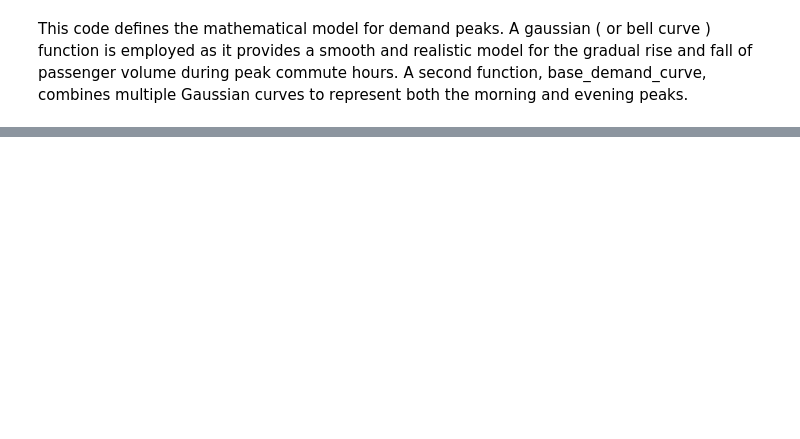
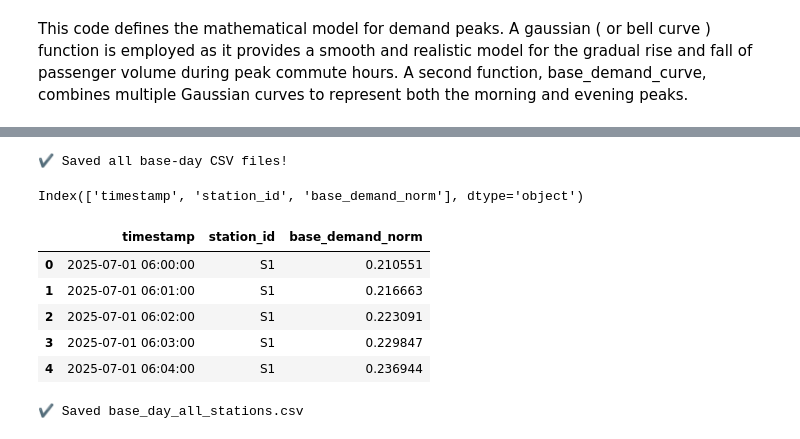
Before and after one commit to Jana-Alrzoog/2025_GP_28, a Jupyter notebook: masar-sim/notebooks/masar_base_demand.ipynb, the cells around one changed output, grey strips where cells are left out. Drawn from its saved outputs; the diff is of its cells as text; code cells hidden in the pictures; blank space fills up the shorter version.

```diff
--- a/masar-sim/notebooks/masar_base_demand.ipynb
+++ b/masar-sim/notebooks/masar_base_demand.ipynb
@@ -87,0 +127,17 @@ This function, generate_base_day, constructs the full 24-hour demand profile for
+# %%
+def base_demand_curve(minute_of_day, config):
+    peaks = config.get("peaks", [])
+
+    baseline = config.get("baseline", 0.05)
+    global_scale = config.get("global_scale", 3.0)
+
+    demand = baseline
+
+    for p in peaks:
+        mu = p["hour"] * 60
+        sigma_h = p["sigma_hours"]
+        weight = p.get("weight", 1.0)
+
+        demand += weight * gaussian(minute_of_day, mu, sigma_h)
+
+    return demand * global_scale
@@ -165,0 +196,56 @@ Shape: 6486 rows × 4 columns
+# %%
+# ============================================================
+# 5. Generate for All Stations
+# ============================================================
+stations = ["S1", "S2", "S3", "S4", "S5"]
+
+for sid in stations:
+    df = generate_base_day(sid, config)
+    df.to_csv(f"base_day_{sid}.csv", index=False)
+
+print("✔ Saved all base-day CSV files!")
+# %% [output]
+✔ Saved all base-day CSV files!
+# %%
+df_test = generate_base_day("S1", config)
+print(df_test.columns)
+df_test.head()
+# %% [output]
+Index(['timestamp', 'station_id', 'base_demand_norm'], dtype='object')
+|  | timestamp | station_id | base_demand_norm |
+| 0 | 2025-07-01 06:00:00 | S1 | 0.210551 |
+| 1 | 2025-07-01 06:01:00 | S1 | 0.216663 |
+| 2 | 2025-07-01 06:02:00 | S1 | 0.223091 |
+| 3 | 2025-07-01 06:03:00 | S1 | 0.229847 |
+| 4 | 2025-07-01 06:04:00 | S1 | 0.236944 |
+# %%
+# ============================================================
+# 6. Save the Base Demand to CSV
+# ============================================================
+
+import pandas as pd
+
+stations = ["S1", "S2", "S3", "S4", "S5","S6"]
+
+all_rows = []
+
+for sid in stations:
+    df = generate_base_day(sid, config)
+
+
+    df["base_demand"] = df["base_demand_norm"]
+
+
+    df = df[["timestamp", "station_id", "base_demand", "base_demand_norm"]]
+
+    all_rows.append(df)
+
+
+df_all = pd.concat(all_rows, ignore_index=True)
+
+
+df_all.to_csv("base_day_all_stations.csv", index=False)
+
+print("✔️ Saved base_day_all_stations.csv")
+# %% [output]
+✔️ Saved base_day_all_stations.csv
```
Also changed, not shown: parts of 15 cells of this notebook.
